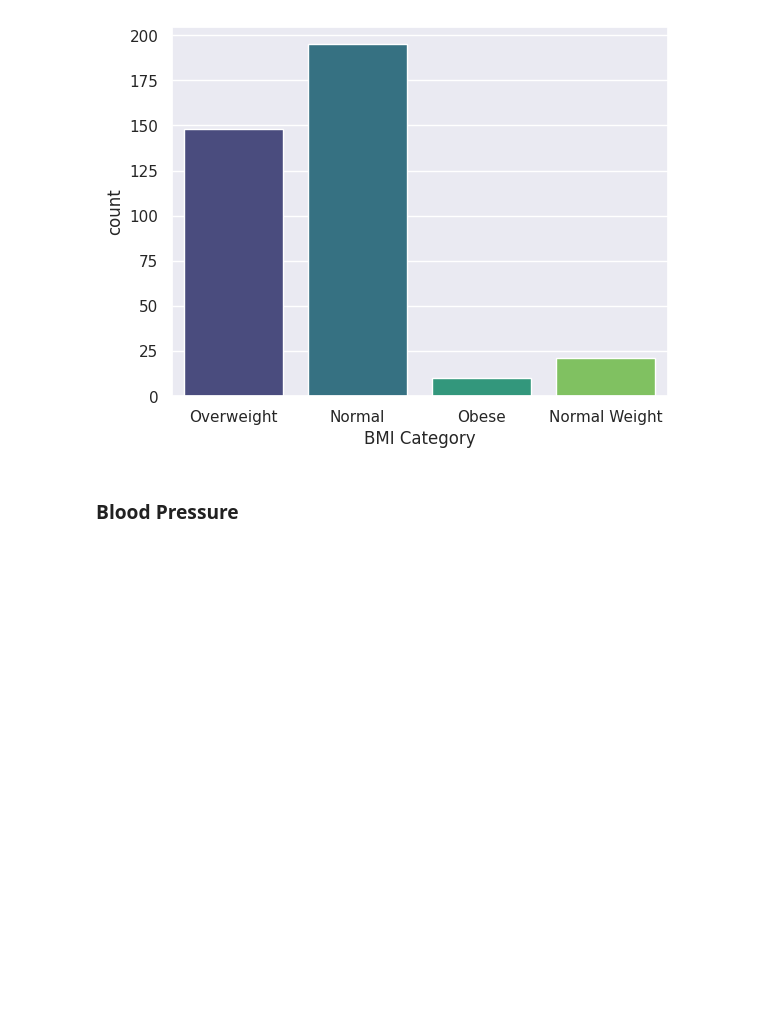
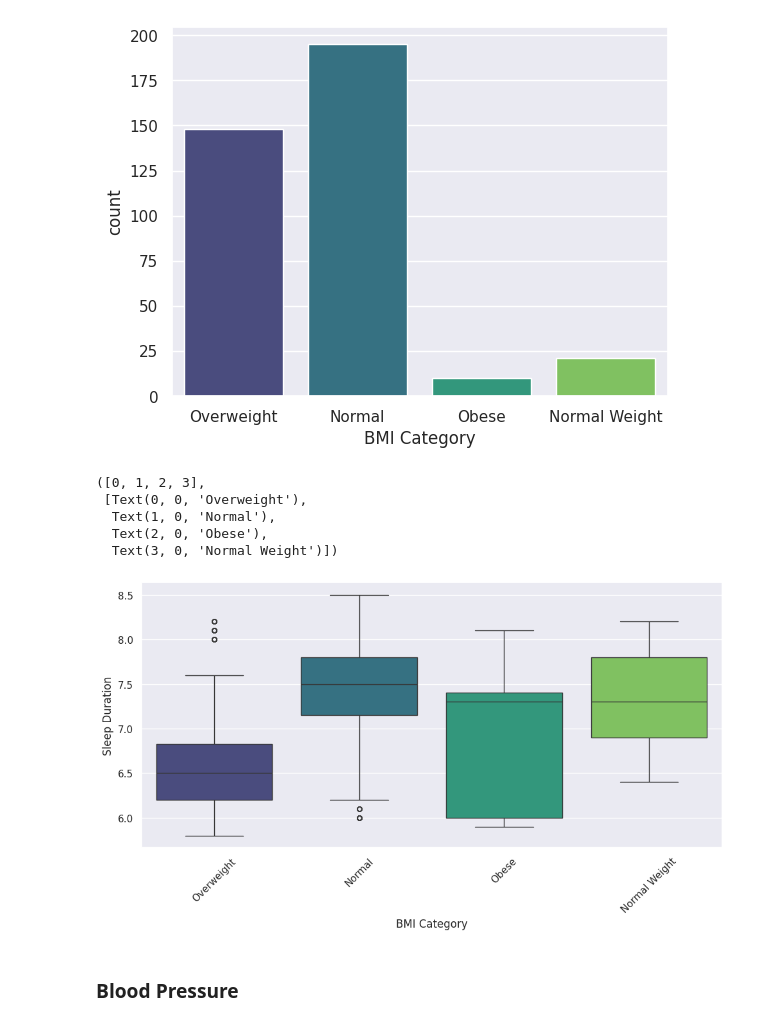
Before and after one commit to AlexanderSychev2005/Sleep-Analysis-EDA-ML, a Jupyter notebook: sleep_analysis.ipynb, the cells around one changed output. Drawn from its saved outputs; the diff is of its cells as text; code cells hidden in the pictures; blank space fills up the shorter version.

```diff
--- a/sleep_analysis.ipynb
+++ b/sleep_analysis.ipynb
@@ -395,6 +376,18 @@ sns.countplot(data=dataset, x='BMI Category', palette="viridis")
 # %% [output]
 <Axes: xlabel='BMI Category', ylabel='count'>
 [figure]
+# %%
+sns.catplot(kind='box',
+           data=dataset,
+           x='BMI Category', y='Sleep Duration', palette="viridis", aspect=2)
+plt.xticks(rotation=45)
+# %% [output]
+([0, 1, 2, 3],
+ [Text(0, 0, 'Overweight'),
+  Text(1, 0, 'Normal'),
+  Text(2, 0, 'Obese'),
+  Text(3, 0, 'Normal Weight')])
+[figure, added]
 # %% [markdown]
 ### Blood Pressure
 # %%
```
Also changed, not shown: parts of 18 cells of this notebook.
